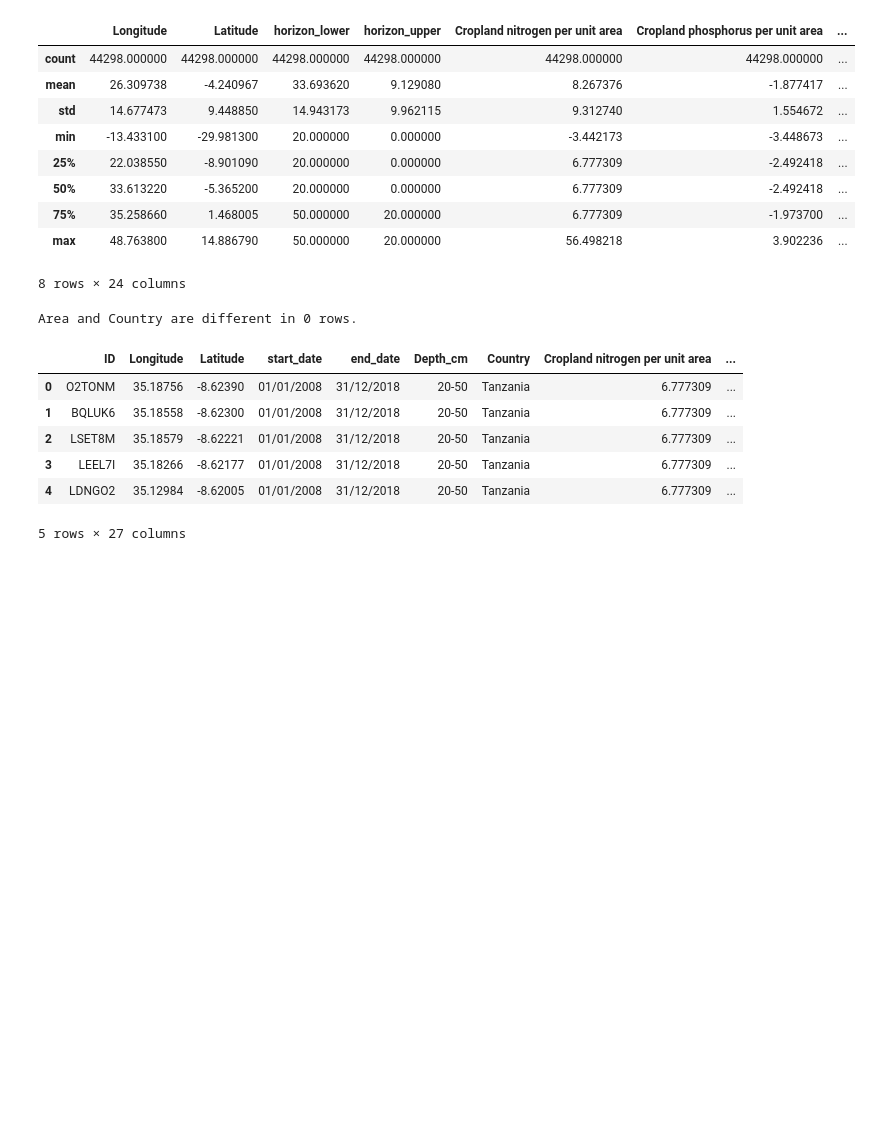
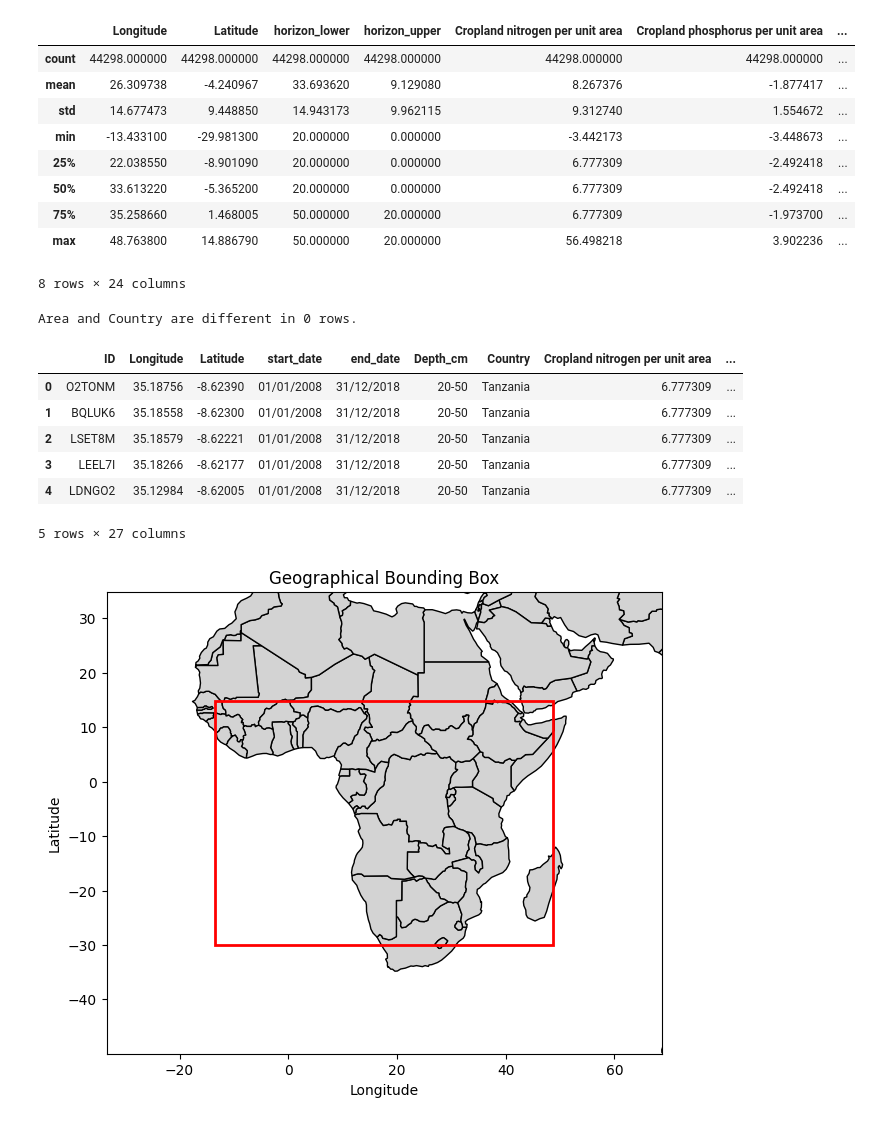
Before and after one commit to lucknera/projekt_interdyscyplinarny, a Jupyter notebook: models/mateusz-eda.ipynb, the cells around one changed output. Cells and saved outputs as stored; diff of their text form; code cells hidden in the pictures; blank space fills up the shorter version.

```diff
--- a/models/mateusz-eda.ipynb
+++ b/models/mateusz-eda.ipynb
@@ -1,6 +1,10 @@
 # %%
 import pandas as pd
 import numpy as np
+import geopandas as gpd
+import matplotlib.pyplot as plt
+
+plt.style.use('default')
 # %%
 train_data = pd.read_csv("../rhea-soil-nutrient-prediction-challenge/Train.csv")
 train_data.head()
@@ -65,3 +69,24 @@ df.head()
 | 3 | LEEL7I | 35.18266 | -8.62177 | 01/01/2008 | 31/12/2018 | 20-50 | Tanzania | 6.777309 | ... |
 | 4 | LDNGO2 | 35.12984 | -8.62005 | 01/01/2008 | 31/12/2018 | 20-50 | Tanzania | 6.777309 | ... |
 5 rows × 27 columns
+# %%
+world = gpd.read_file('../assets/world_map/world.shp')
+min_lon, max_lon = df['Longitude'].min(), df['Longitude'].max()
+min_lat, max_lat = df['Latitude'].min(), df['Latitude'].max()
+
+fig, ax = plt.subplots(figsize=(10, 6))
+world.plot(ax=ax, color='lightgray', edgecolor='black')
+
+rect = plt.Rectangle((min_lon, min_lat), max_lon - min_lon, max_lat - min_lat, linewidth=2, edgecolor='red', facecolor='none')
+ax.add_patch(rect)
+
+plt.title('Geographical Bounding Box')
+plt.xlabel('Longitude')
+plt.ylabel('Latitude')
+
+ax.set_xlim(min_lon - 20, max_lon + 20)
+ax.set_ylim(min_lat - 20, max_lat + 20)
+
+plt.show()
+# %% [output]
+[figure, added]
```
Also changed, not shown: 5 other files.
